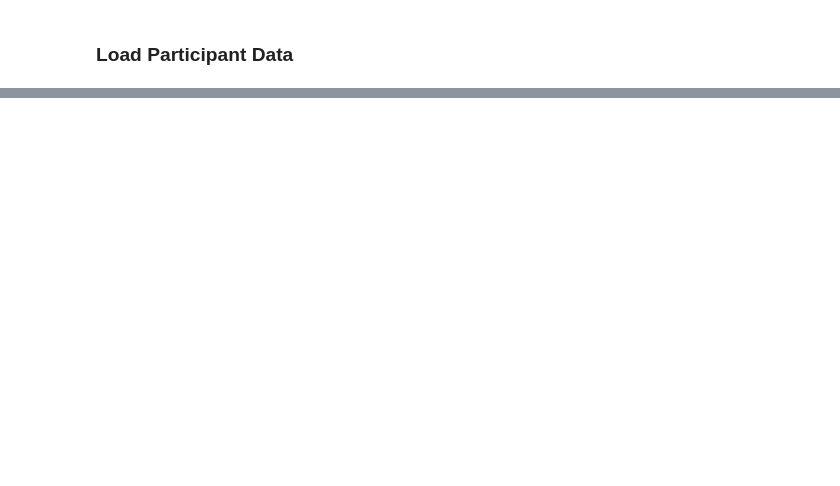
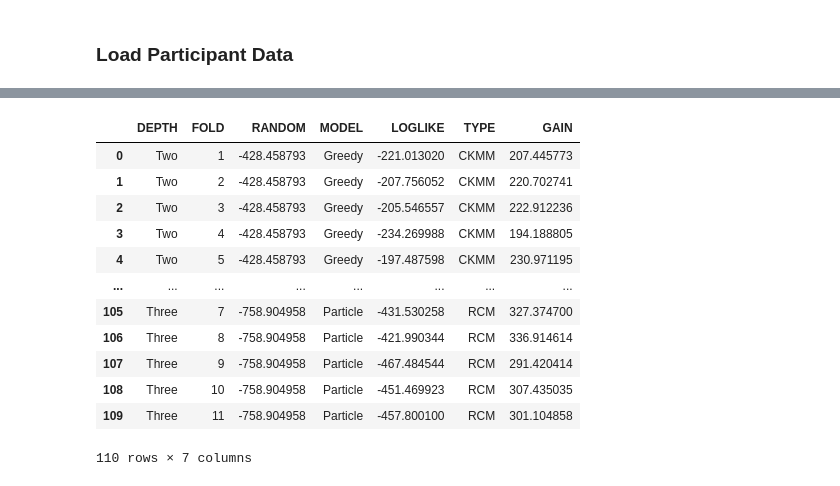
Before and after one commit to katie-warburton/Sequence-Effects-in-Hierarchical-Category-Systems, a Jupyter notebook: Model Comparison.ipynb, the cells around one changed output, grey strips where cells are left out. Drawn from its saved outputs; the diff is of its cells as text; code cells hidden in the pictures; blank space fills up the shorter version.

```diff
--- a/Model Comparison.ipynb
+++ b/Model Comparison.ipynb
@@ -305,0 +269,16 @@ fig.savefig(f'Figures/loglike-by-fold.jpg', dpi=300,  bbox_inches="tight")
+# %%
+long_cross_val
+# %% [output]
+|  | DEPTH | FOLD | RANDOM | MODEL | LOGLIKE | TYPE | GAIN |
+| 0 | Two | 1 | -428.458793 | Greedy | -221.013020 | CKMM | 207.445773 |
+| 1 | Two | 2 | -428.458793 | Greedy | -207.756052 | CKMM | 220.702741 |
+| 2 | Two | 3 | -428.458793 | Greedy | -205.546557 | CKMM | 222.912236 |
+| 3 | Two | 4 | -428.458793 | Greedy | -234.269988 | CKMM | 194.188805 |
+| 4 | Two | 5 | -428.458793 | Greedy | -197.487598 | CKMM | 230.971195 |
+| ... | ... | ... | ... | ... | ... | ... | ... |
+| 105 | Three | 7 | -758.904958 | Particle | -431.530258 | RCM | 327.374700 |
+| 106 | Three | 8 | -758.904958 | Particle | -421.990344 | RCM | 336.914614 |
+| 107 | Three | 9 | -758.904958 | Particle | -467.484544 | RCM | 291.420414 |
+| 108 | Three | 10 | -758.904958 | Particle | -451.469923 | RCM | 307.435035 |
+| 109 | Three | 11 | -758.904958 | Particle | -457.800100 | RCM | 301.104858 |
+110 rows × 7 columns
```
Also changed, not shown: parts of 11 cells of this notebook.
